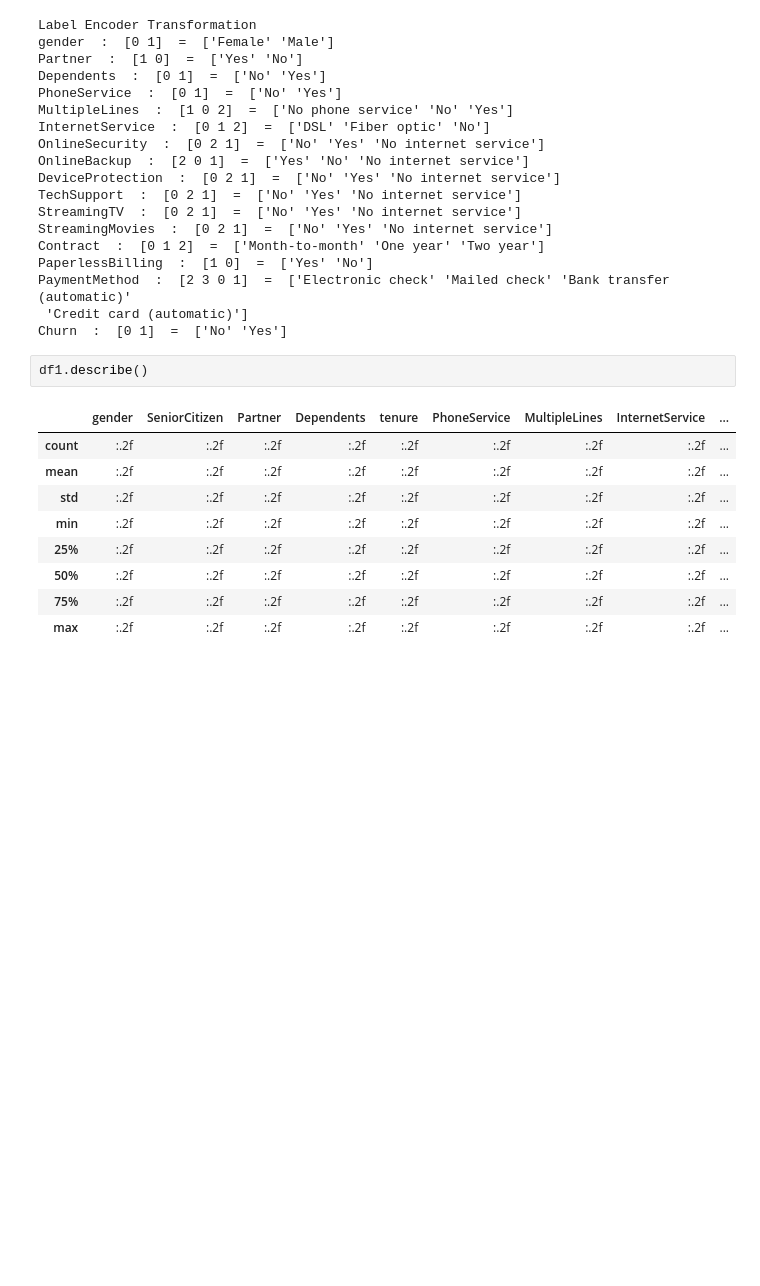
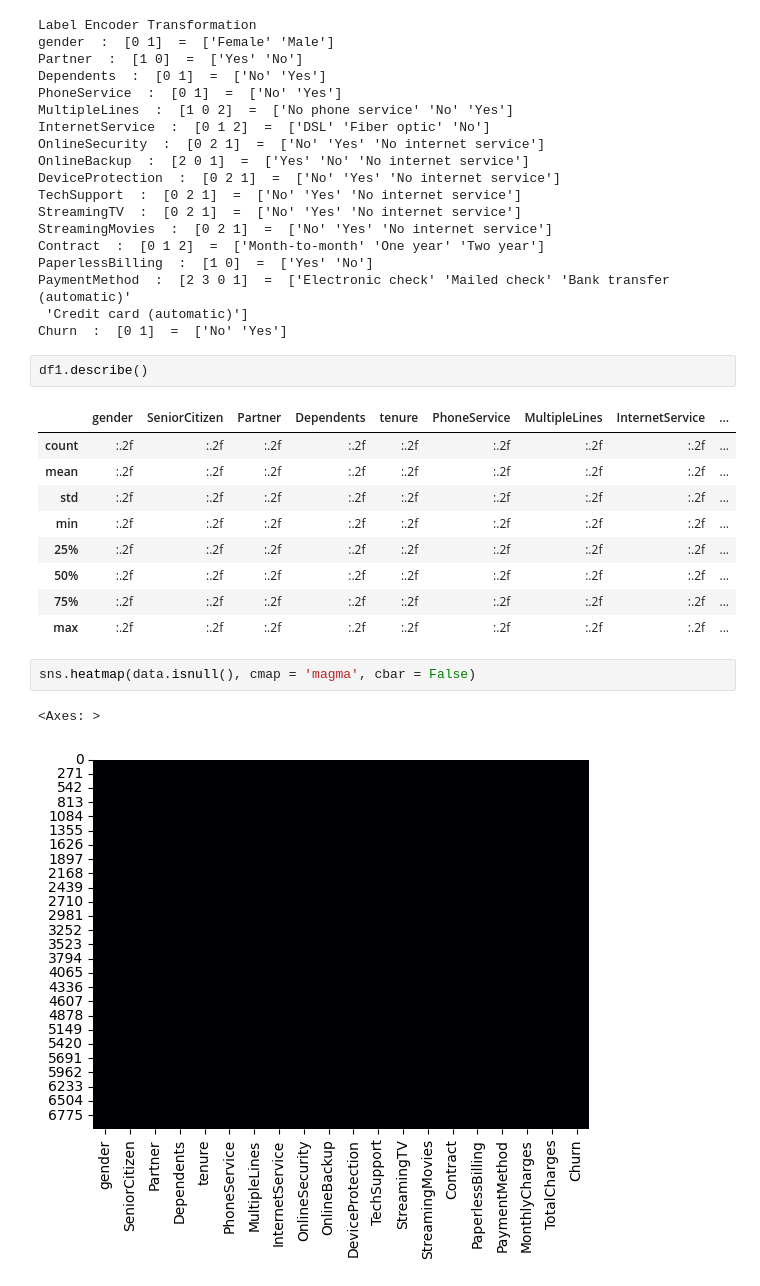
Before and after one commit to Bhupendra-glitch/Customer-Segmentation-Retention, a Jupyter notebook: Telco_Customer_Churn.ipynb, the cells around one changed output. Drawn from its saved outputs; the diff is of its cells as text; blank space fills up the shorter version.

```diff
--- a/Telco_Customer_Churn.ipynb
+++ b/Telco_Customer_Churn.ipynb
@@ -146,3 +146,8 @@ df1.describe()
 | 50% | :.2f | :.2f | :.2f | :.2f | :.2f | :.2f | :.2f | :.2f | ... |
 | 75% | :.2f | :.2f | :.2f | :.2f | :.2f | :.2f | :.2f | :.2f | ... |
 | max | :.2f | :.2f | :.2f | :.2f | :.2f | :.2f | :.2f | :.2f | ... |
+# %%
+sns.heatmap(data.isnull(), cmap = 'magma', cbar = False)
+# %% [output]
+<Axes: >
+[figure, added]
```
Also changed, not shown: parts of 5 cells of this notebook.
